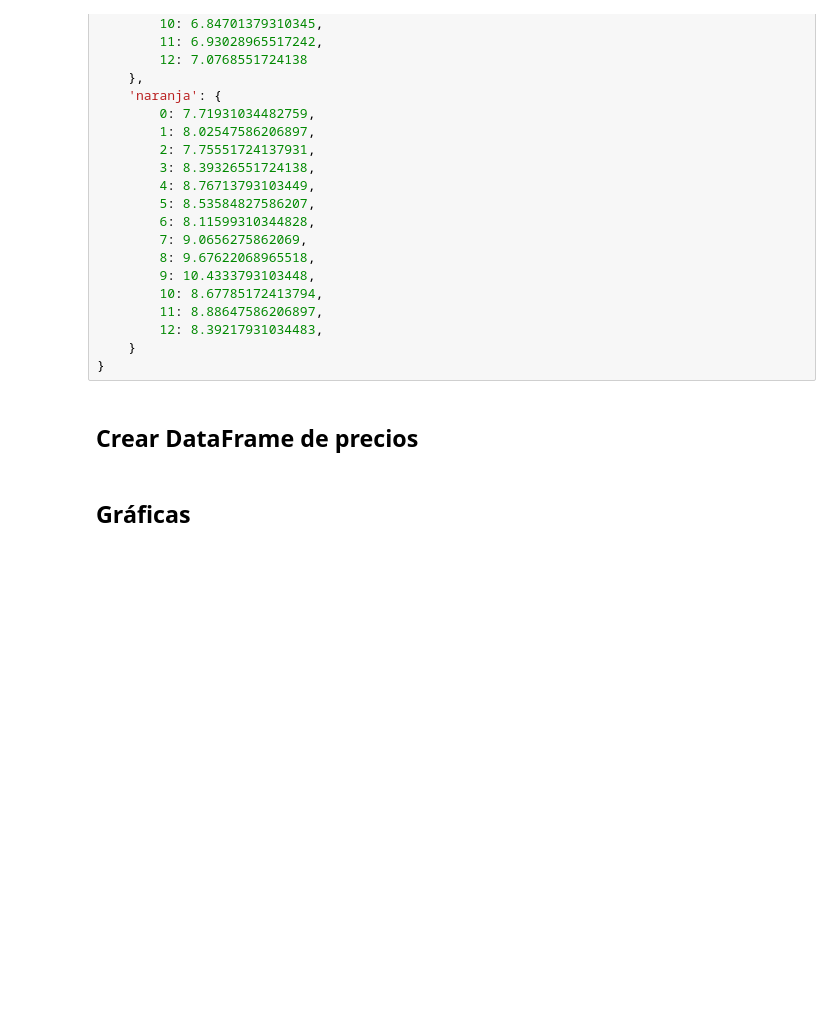
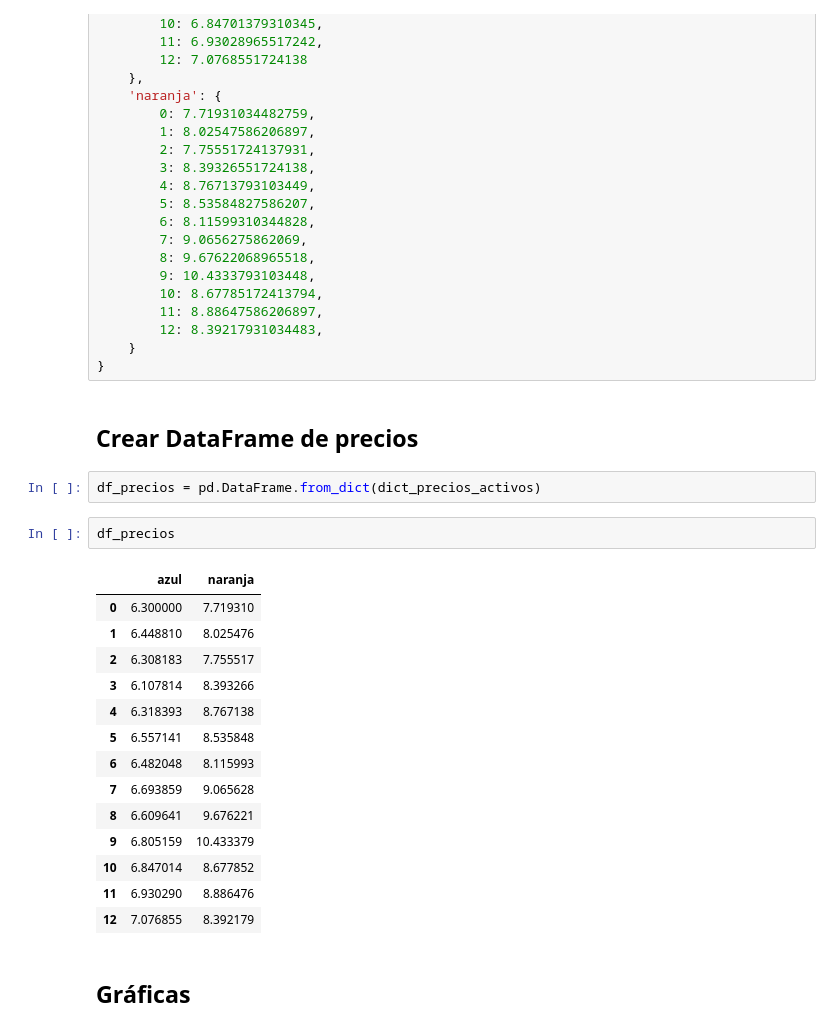
Before and after one commit to carlosdeoncedos/CienciaDatosFinanzas2023_05, a Jupyter notebook: Clase230515.ipynb, the cells around one changed output. Drawn from its saved outputs; the diff is of its cells as text; blank space fills up the shorter version.

```diff
--- a/Clase230515.ipynb
+++ b/Clase230515.ipynb
@@ -278,6 +403,25 @@ dict_precios_activos = {
 }
 # %% [markdown]
 ## Crear DataFrame de precios
+# %%
+df_precios = pd.DataFrame.from_dict(dict_precios_activos)
+# %%
+df_precios
+# %% [output]
+|  | azul | naranja |
+| 0 | 6.300000 | 7.719310 |
+| 1 | 6.448810 | 8.025476 |
+| 2 | 6.308183 | 7.755517 |
+| 3 | 6.107814 | 8.393266 |
+| 4 | 6.318393 | 8.767138 |
+| 5 | 6.557141 | 8.535848 |
+| 6 | 6.482048 | 8.115993 |
+| 7 | 6.693859 | 9.065628 |
+| 8 | 6.609641 | 9.676221 |
+| 9 | 6.805159 | 10.433379 |
+| 10 | 6.847014 | 8.677852 |
+| 11 | 6.930290 | 8.886476 |
+| 12 | 7.076855 | 8.392179 |
 # %% [markdown]
 ## Gráficas
 # %% [markdown]
```
Also changed, not shown: parts of 42 cells of this notebook.
